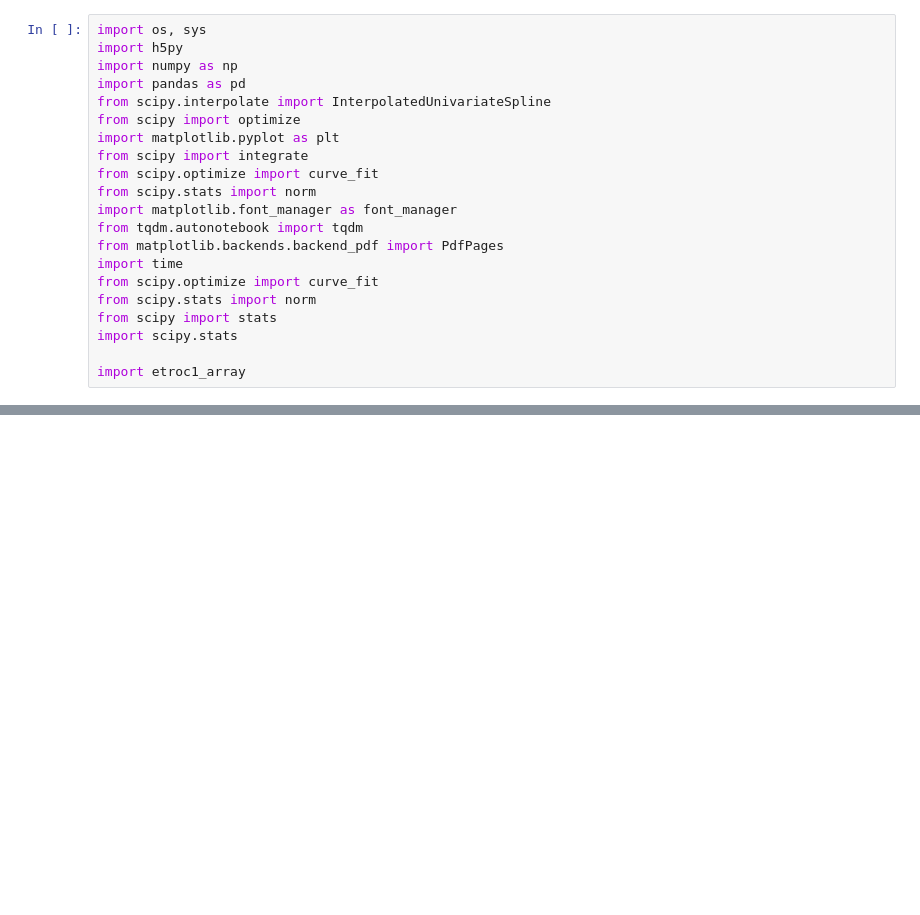
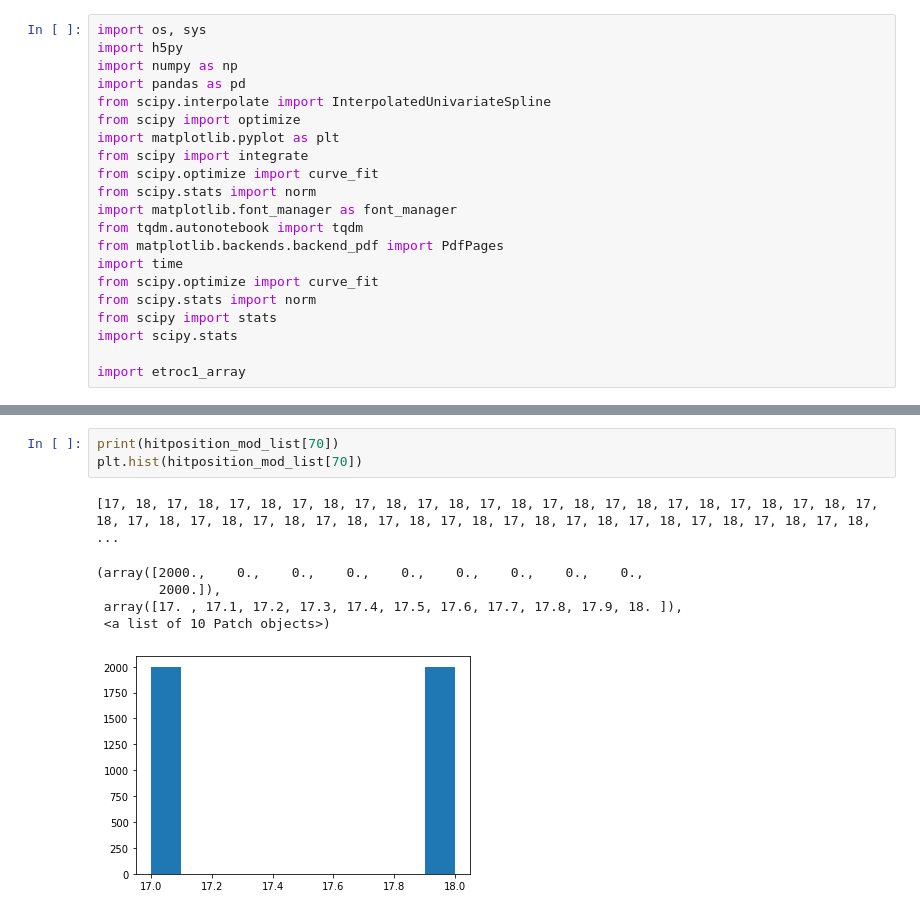
Before and after one commit to qsun19/ETROC1_DMRO, a Jupyter notebook: ETROC1_DMRO.ipynb, the cells around one changed output, grey strips where cells are left out. Cells and saved outputs as stored; diff of their text form; blank space fills up the shorter version.

```diff
--- a/ETROC1_DMRO.ipynb
+++ b/ETROC1_DMRO.ipynb
@@ -181,0 +137,10 @@ hitposition_mod[0:5] is [17, 17, 17, 17, 17]
+# %%
+print(hitposition_mod_list[70])
+plt.hist(hitposition_mod_list[70])
+# %% [output]
+[17, 18, 17, 18, 17, 18, 17, 18, 17, 18, 17, 18, 17, 18, 17, 18, 17, 18, 17, 18, 17, 18, 17, 18, 17, 18, 17, 18, 17, 18, 17, 18, 17, 18, 17, 18, 17, 18, 17, 18, 17, 18, 17, 18, 17, 18, 17, 18, 17, 18, ...
+(array([2000.,    0.,    0.,    0.,    0.,    0.,    0.,    0.,    0.,
+        2000.]),
+ array([17. , 17.1, 17.2, 17.3, 17.4, 17.5, 17.6, 17.7, 17.8, 17.9, 18. ]),
+ <a list of 10 Patch objects>)
+[figure, added]
```
Also changed, not shown: parts of 2 cells of this notebook, 4 other files.
